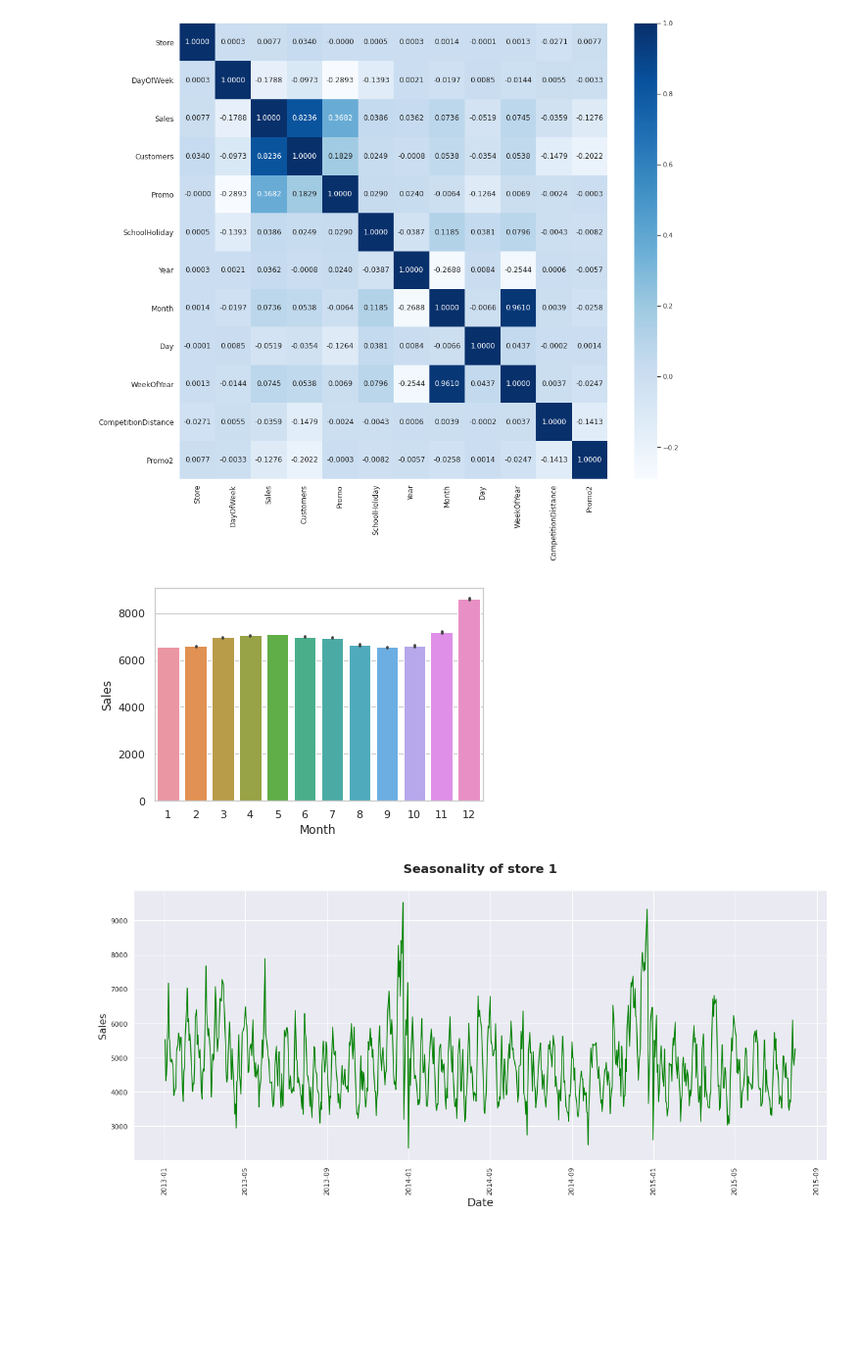
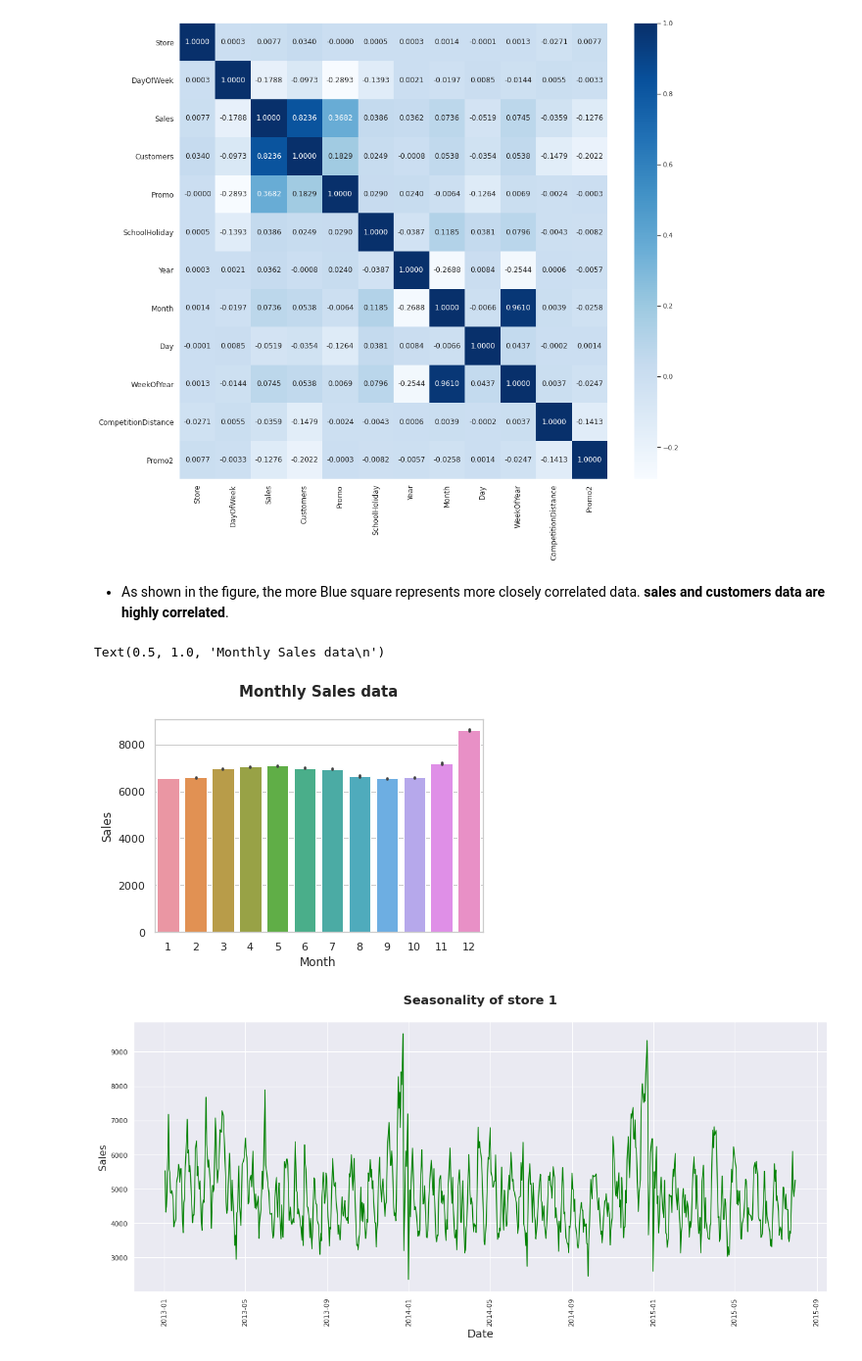
Before and after one commit to Bethelsis/Pharmaceutical-Sales-prediction, a Jupyter notebook: Notebooks/sales_predict_prophet.ipynb, the cells around one changed output. Shown at 98% size. Saved outputs shown, nothing was run; the diff lists cells and outputs as text; code cells hidden in the pictures; blank space fills up the shorter version.

```diff
--- a/Notebooks/sales_predict_prophet.ipynb
+++ b/Notebooks/sales_predict_prophet.ipynb
@@ -251,12 +298,15 @@ res.set_yticklabels(res.get_ymajorticklabels(), fontsize = 12)
 plt.show()
 # %% [output]
 [figure]
-# %%
-sns.set(style="whitegrid")
-
-ax = sns.barplot(x="Month", y="Sales", data=train_store)
-# %% [output]
-[figure, removed]
+# %% [markdown]
+- As shown in the figure, the more Blue square represents more closely correlated data. **sales and customers data are highly correlated**.
+# %%
+sns.set(style="whitegrid")
+ax = sns.barplot(x="Month", y="Sales", data=train_store)
+plt.title('Monthly Sales data\n', size=15, fontweight='bold')
+# %% [output]
+Text(0.5, 1.0, 'Monthly Sales data\n')
+[figure, added]
 # %%
 #check seasonality for the given store
 def seasonality(store):
```
Also changed, not shown: parts of 50 cells of this notebook.
